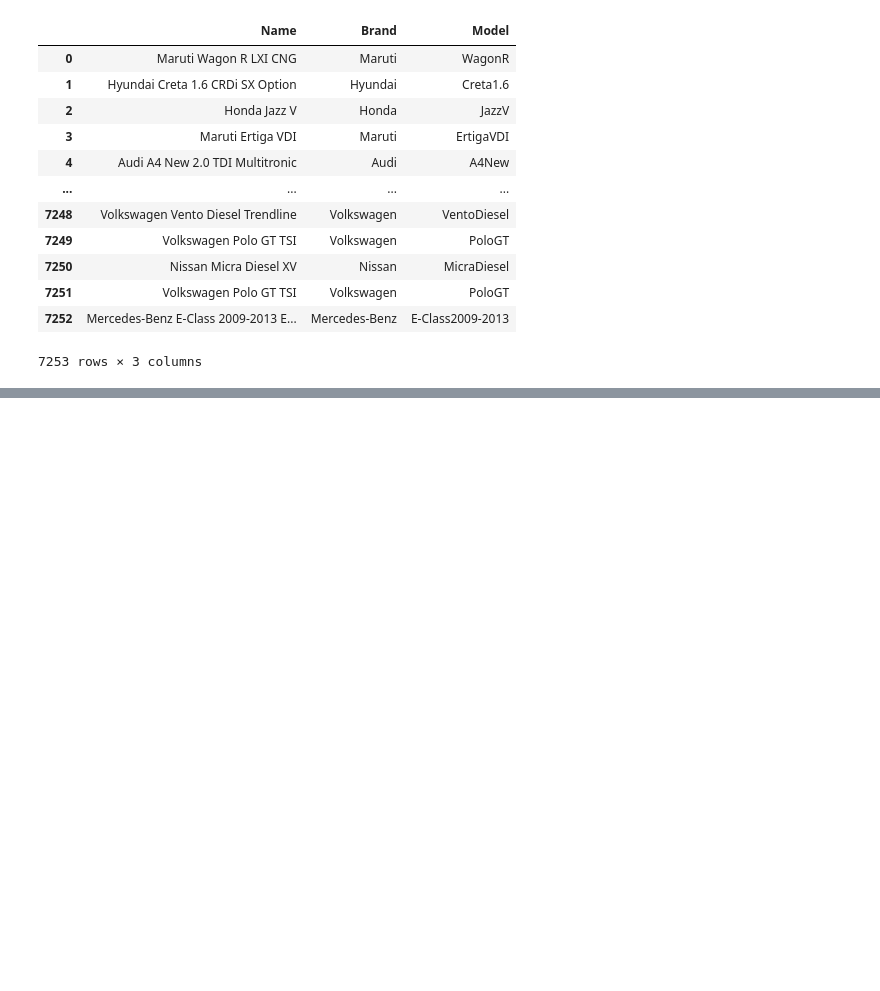
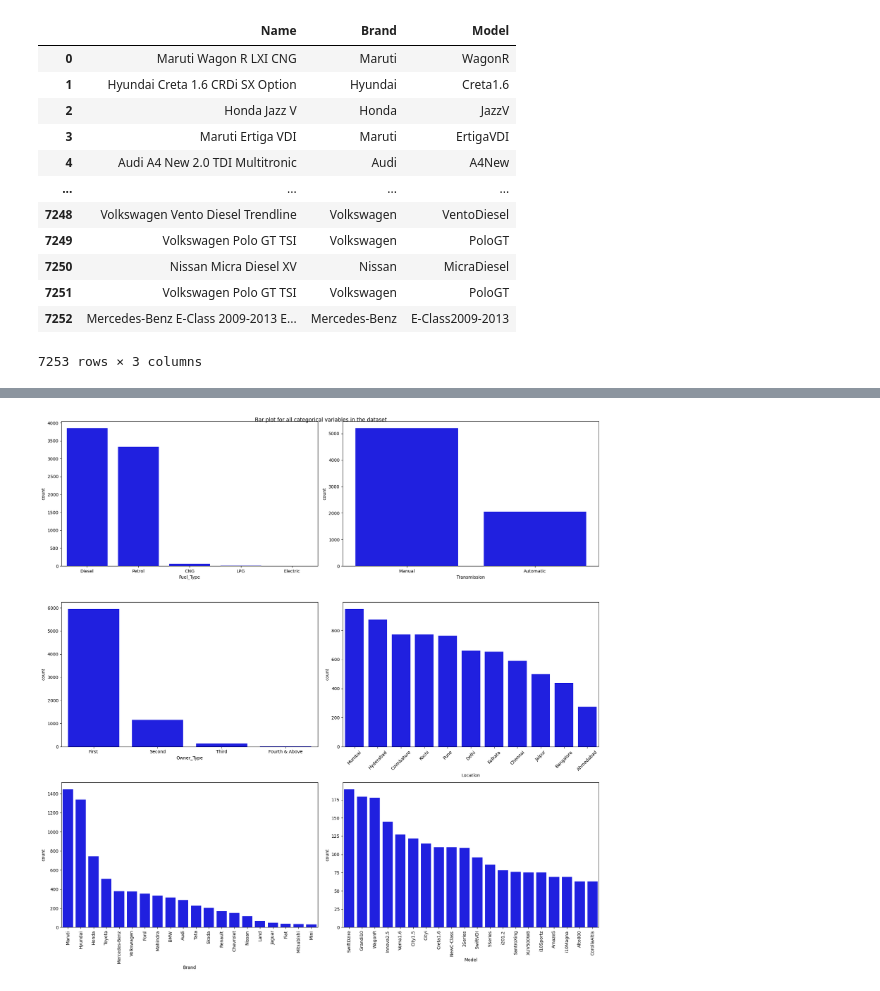
Before and after one commit to jethcherry/Machine-learning, a Jupyter notebook: usedCars.ipynb, the cells around one changed output, grey strips where cells are left out. Saved outputs shown, nothing was run; the diff lists cells and outputs as text; code cells hidden in the pictures; blank space fills up the shorter version.

```diff
--- a/usedCars.ipynb
+++ b/usedCars.ipynb
@@ -182,0 +264,19 @@ user_data[user_data.Brand.str.contains('')]
+# %%
+fig, axes = plt.subplots(3, 2, figsize=(18, 18))
+fig.suptitle('Bar plot for all categorical variables in the dataset')
+
+sns.countplot(ax=axes[0, 0], x='Fuel_Type', data=user_data, color='blue', order=user_data['Fuel_Type'].value_counts().index)
+sns.countplot(ax=axes[0, 1], x='Transmission', data=user_data, color='blue', order=user_data['Transmission'].value_counts().index)
+sns.countplot(ax=axes[1, 0], x='Owner_Type', data=user_data, color='blue', order=user_data['Owner_Type'].value_counts().index)
+sns.countplot(ax=axes[1, 1], x='Location', data=user_data, color='blue', order=user_data['Location'].value_counts().index)
+sns.countplot(ax=axes[2, 0], x='Brand', data=user_data, color='blue', order=user_data['Brand'].value_counts().head(20).index)
+sns.countplot(ax=axes[2, 1], x='Model', data=user_data, color='blue', order=user_data['Model'].value_counts().head(20).index)
+
+axes[1, 1].tick_params(axis='x', labelrotation=45)
+axes[2, 0].tick_params(axis='x', labelrotation=90)
+axes[2, 1].tick_params(axis='x', labelrotation=90)
+
+plt.tight_layout()
+plt.show()
+# %% [output]
+[figure, added]
```
Also changed, not shown: parts of 8 cells of this notebook, 4 other files.
